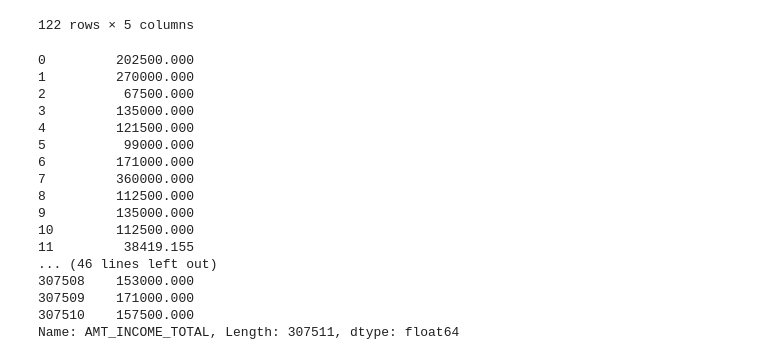
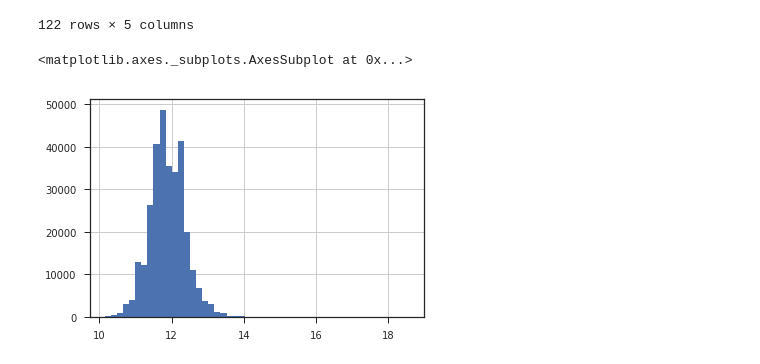
Before and after one commit to robahall/hcdr, a Jupyter notebook: notebooks/3.0-rah-MoreThoroughEDA.ipynb, the cells around one changed output. Saved outputs shown, nothing was run; the diff lists cells and outputs as text; code cells hidden in the pictures.

```diff
--- a/notebooks/3.0-rah-MoreThoroughEDA.ipynb
+++ b/notebooks/3.0-rah-MoreThoroughEDA.ipynb
@@ -69,23 +69,3 @@ descriptionsDF[descriptionsDF['Table'] == 'application_{train|test}.csv']
 | 120 | 123 | application_{train|test}.csv | AMT_REQ_CREDIT_BUREAU_QRT | Number of enquiries to Credit Bur... | NaN |
 | 121 | 124 | application_{train|test}.csv | AMT_REQ_CREDIT_BUREAU_YEAR | Number of enquiries to Credit Bur... | NaN |
 122 rows × 5 columns
-# %%
-originalDF['AMT_INCOME_TOTAL']
-# %% [output]
-0         202500.000
-1         270000.000
-2          67500.000
-3         135000.000
-4         121500.000
-5          99000.000
-6         171000.000
-7         360000.000
-8         112500.000
-9         135000.000
-10        112500.000
-11         38419.155
-... (46 lines left out)
-307508    153000.000
-307509    171000.000
-307510    157500.000
-Name: AMT_INCOME_TOTAL, Length: 307511, dtype: float64
@@ -91,0 +74,5 @@ Name: AMT_INCOME_TOTAL, Length: 307511, dtype: float64
+# %%
+np.log(originalDF['AMT_INCOME_TOTAL']).hist(bins = 50)
+# %% [output]
+<matplotlib.axes._subplots.AxesSubplot at 0x...>
+[figure, added]
```
Also changed, not shown: parts of 11 cells of this notebook.
